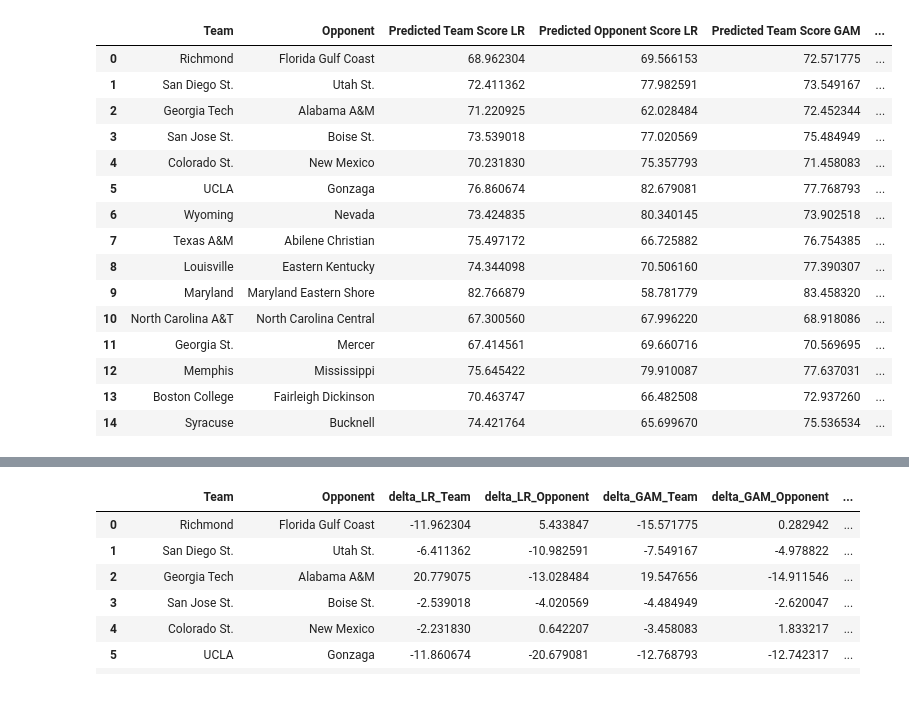
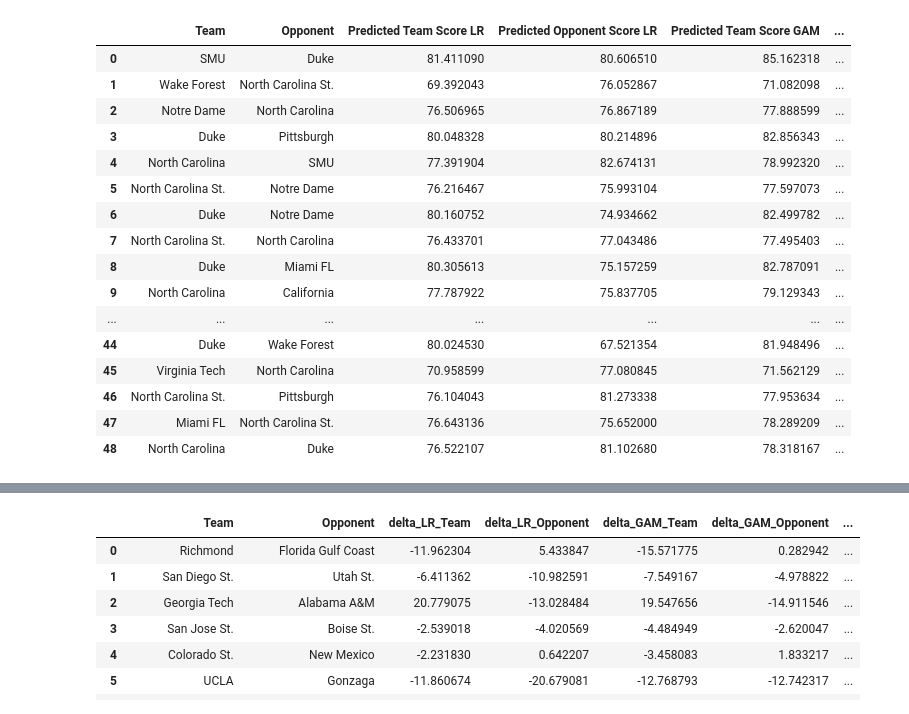
Before and after one commit to visheshgupta19/Stats_competition-, a Jupyter notebook: catBoost.ipynb, the cells around one changed output, grey strips where cells are left out. Saved outputs shown, nothing was run; the diff lists cells and outputs as text; code cells hidden in the pictures.

```diff
--- a/catBoost.ipynb
+++ b/catBoost.ipynb
@@ -173,6 +173,6 @@ Opponent Score Accuracy (CatBoost): 62.21%
 # %%
 # Predict scores using all models
-predict_games = pd.read_csv("./test_file_28th.csv")
+predict_games = pd.read_csv("./test_file_main.csv")
 predict_games["Location"] = np.where(
     predict_games["Location"] == "N",
     0,
@@ -208,48 +208,49 @@ predict_games["Predicted Team Score CatBoost"] = team_cat_pred_new
 predict_games["Predicted Opponent Score CatBoost"] = opp_cat_pred_new
 
 # Calculate average predictions
 predict_games["Average Predicted Team Score"] = predict_games[
     ["Predicted Team Score LR", "Predicted Team Score GAM", "Predicted Team Score LightGBM", "Predicted Team Score CatBoost"]
 ].mean(axis=1)
 
 predict_games["Average Predicted Opponent Score"] = predict_games[
     ["Predicted Opponent Score LR", "Predicted Opponent Score GAM", "Predicted Opponent Score LightGBM", "Predicted Opponent Score CatBoost"]
 ].mean(axis=1)
 
 # Display final predictions
 predicted_score = predict_games[[
     "Team",
     "Opponent",
     "Predicted Team Score LR",
     "Predicted Opponent Score LR",
     "Predicted Team Score GAM",
     "Predicted Opponent Score GAM",
     "Predicted Team Score LightGBM",
     "Predicted Opponent Score LightGBM",
     "Predicted Team Score CatBoost",
     "Predicted Opponent Score CatBoost",
     "Average Predicted Team Score",
     "Average Predicted Opponent Score",
 ]]
 
 display(predicted_score)
 # %% [output]
 |  | Team | Opponent | Predicted Team Score LR | Predicted Opponent Score LR | Predicted Team Score GAM | ... |
-| 0 | Richmond | Florida Gulf Coast | 68.962304 | 69.566153 | 72.571775 | ... |
-| 1 | San Diego St. | Utah St. | 72.411362 | 77.982591 | 73.549167 | ... |
-| 2 | Georgia Tech | Alabama A&M | 71.220925 | 62.028484 | 72.452344 | ... |
-| 3 | San Jose St. | Boise St. | 73.539018 | 77.020569 | 75.484949 | ... |
-| 4 | Colorado St. | New Mexico | 70.231830 | 75.357793 | 71.458083 | ... |
-| 5 | UCLA | Gonzaga | 76.860674 | 82.679081 | 77.768793 | ... |
-| 6 | Wyoming | Nevada | 73.424835 | 80.340145 | 73.902518 | ... |
-| 7 | Texas A&M | Abilene Christian | 75.497172 | 66.725882 | 76.754385 | ... |
-| 8 | Louisville | Eastern Kentucky | 74.344098 | 70.506160 | 77.390307 | ... |
-| 9 | Maryland | Maryland Eastern Shore | 82.766879 | 58.781779 | 83.458320 | ... |
-| 10 | North Carolina A&T | North Carolina Central | 67.300560 | 67.996220 | 68.918086 | ... |
-| 11 | Georgia St. | Mercer | 67.414561 | 69.660716 | 70.569695 | ... |
-| 12 | Memphis | Mississippi | 75.645422 | 79.910087 | 77.637031 | ... |
-| 13 | Boston College | Fairleigh Dickinson | 70.463747 | 66.482508 | 72.937260 | ... |
-| 14 | Syracuse | Bucknell | 74.421764 | 65.699670 | 75.536534 | ... |
+| 0 | SMU | Duke | 81.411090 | 80.606510 | 85.162318 | ... |
+| 1 | Wake Forest | North Carolina St. | 69.392043 | 76.052867 | 71.082098 | ... |
+| 2 | Notre Dame | North Carolina | 76.506965 | 76.867189 | 77.888599 | ... |
+| 3 | Duke | Pittsburgh | 80.048328 | 80.214896 | 82.856343 | ... |
+| 4 | North Carolina | SMU | 77.391904 | 82.674131 | 78.992320 | ... |
+| 5 | North Carolina St. | Notre Dame | 76.216467 | 75.993104 | 77.597073 | ... |
+| 6 | Duke | Notre Dame | 80.160752 | 74.934662 | 82.499782 | ... |
+| 7 | North Carolina St. | North Carolina | 76.433701 | 77.043486 | 77.495403 | ... |
+| 8 | Duke | Miami FL | 80.305613 | 75.157259 | 82.787091 | ... |
+| 9 | North Carolina | California | 77.787922 | 75.837705 | 79.129343 | ... |
+| ... | ... | ... | ... | ... | ... | ... |
+| 44 | Duke | Wake Forest | 80.024530 | 67.521354 | 81.948496 | ... |
+| 45 | Virginia Tech | North Carolina | 70.958599 | 77.080845 | 71.562129 | ... |
+| 46 | North Carolina St. | Pittsburgh | 76.104043 | 81.273338 | 77.953634 | ... |
+| 47 | Miami FL | North Carolina St. | 76.643136 | 75.652000 | 78.289209 | ... |
+| 48 | North Carolina | Duke | 76.522107 | 81.102680 | 78.318167 | ... |
 # %%
 # Merge and display scores with actual scores as before
 actual_scores1 = pd.read_csv("./test_data.csv")
```
Also changed, not shown: parts of 2 cells of this notebook, 5 other files.
